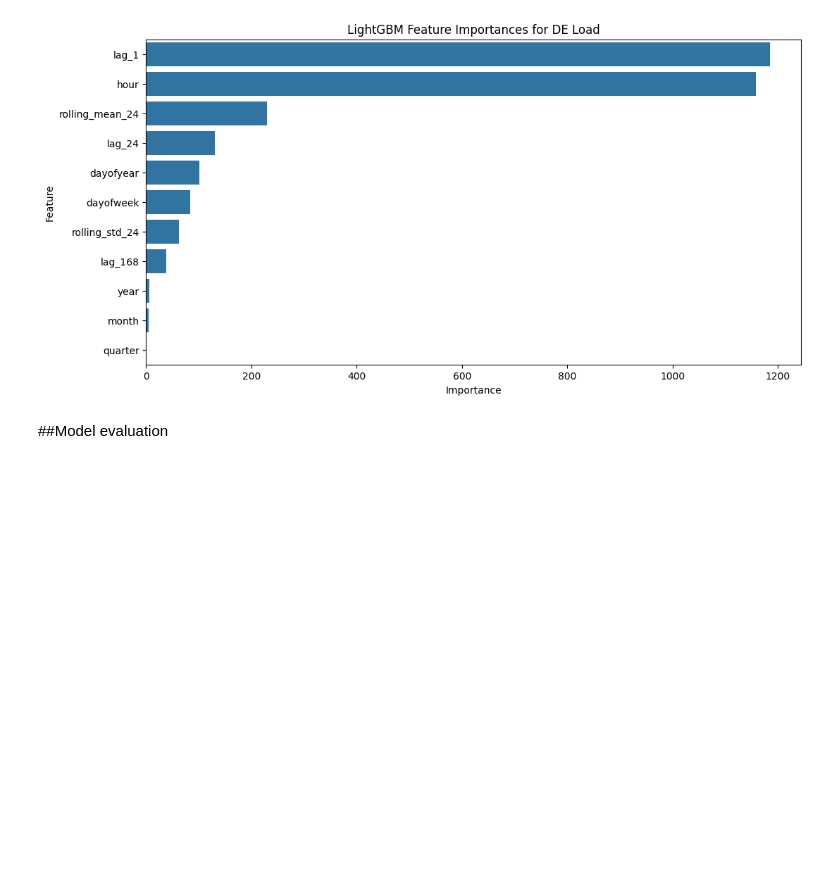
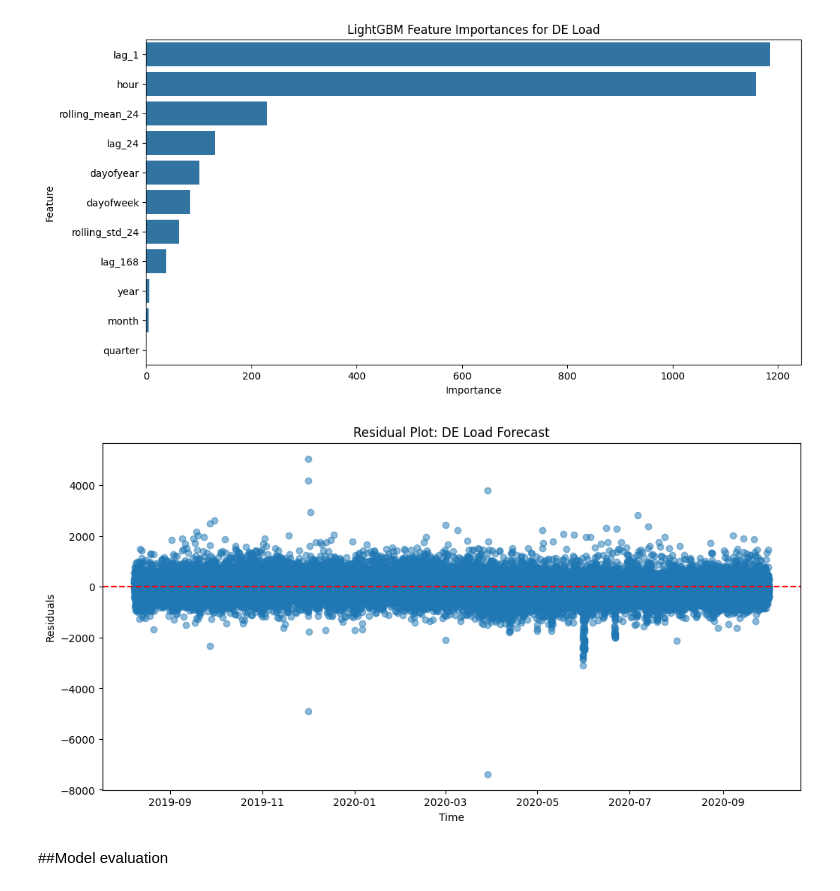
Before and after one commit to Phionanamugga/Energy_Projects, a Jupyter notebook: load_forecasting.ipynb, the cells around one changed output. Saved outputs shown, nothing was run; the diff lists cells and outputs as text; code cells hidden in the pictures; blank space fills up the shorter version.

Commit message:
shows residuals for each time period

```diff
--- a/load_forecasting.ipynb
+++ b/load_forecasting.ipynb
@@ -429,6 +429,18 @@ plt.title('LightGBM Feature Importances for DE Load')
 plt.show()
 # %% [output]
 [figure]
+# %%
+# Added: 5. Residual plot (model diagnostics)
+residuals = y_test - preds
+plt.figure(figsize=(12,6))
+plt.scatter(test.index, residuals, alpha=0.5)
+plt.axhline(0, color='r', linestyle='--')
+plt.title('Residual Plot: DE Load Forecast')
+plt.xlabel('Time')
+plt.ylabel('Residuals')
+plt.show()
+# %% [output]
+[figure, added]
 # %%
 def train_lgbm(X_train, y_train, params=None, num_round=500): # LightGBM training wrapper optimized for temporal forecasting with sensible defaults
     if params is None:
```
